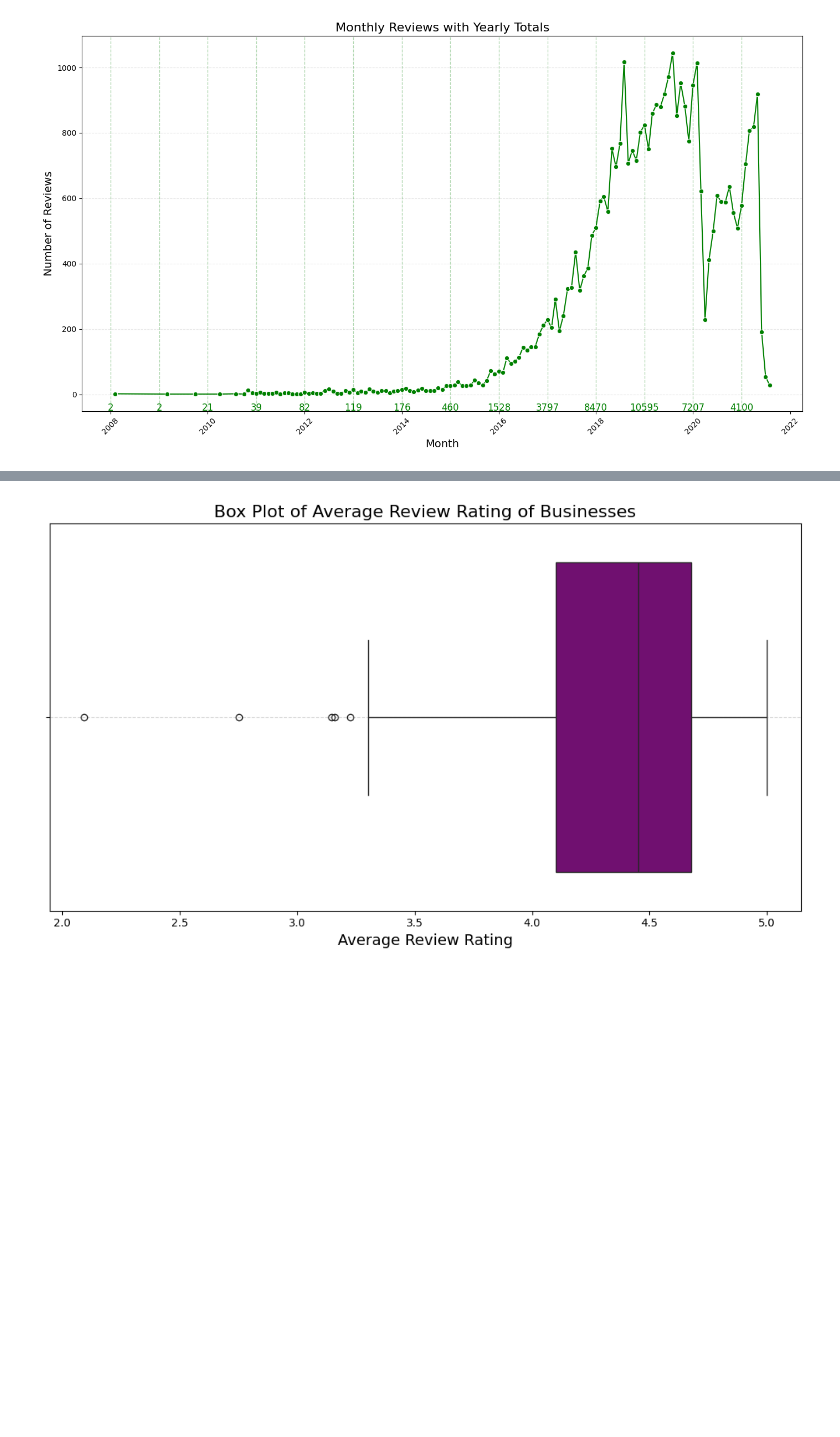
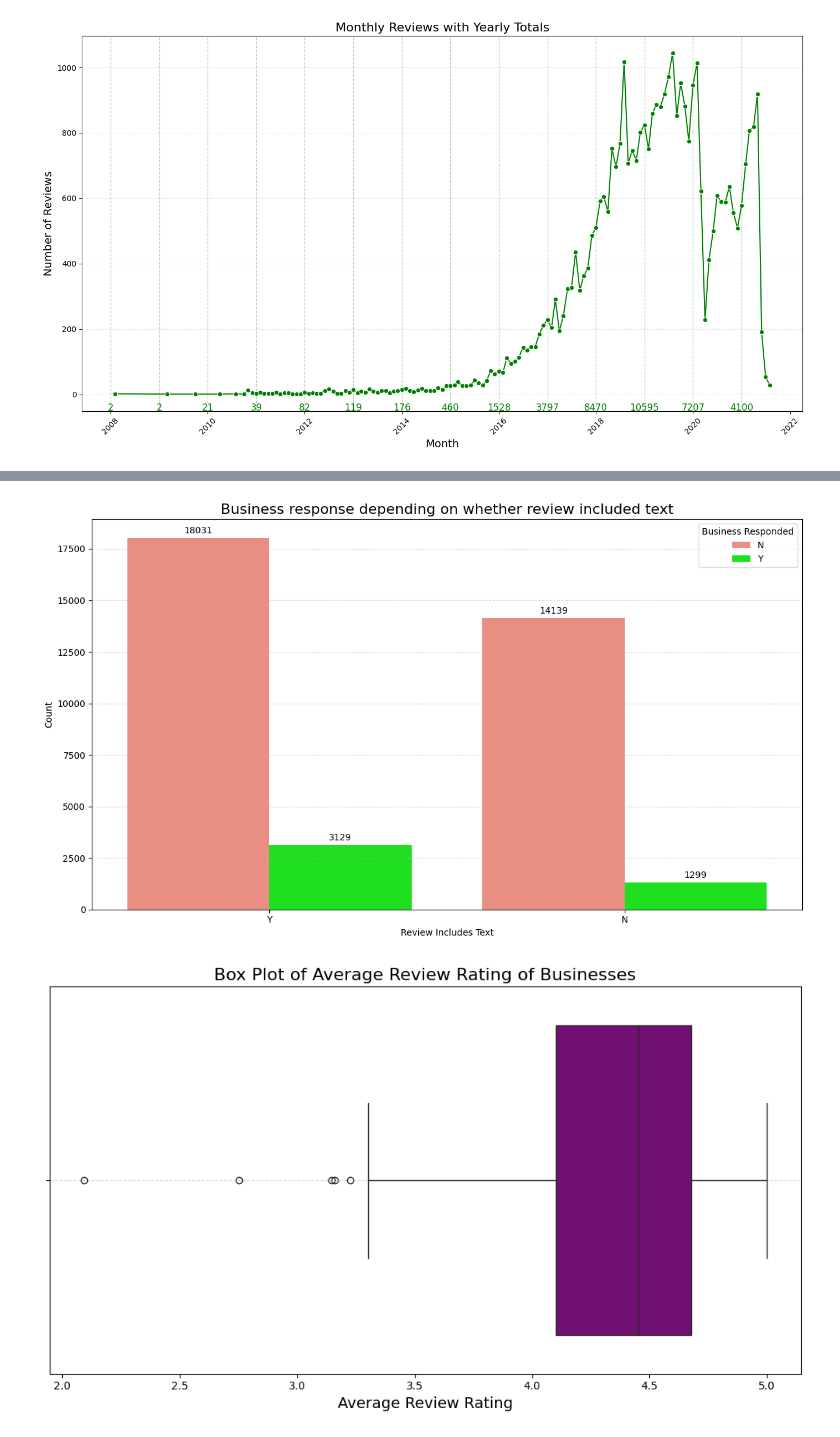
Before and after one commit to felix553/FIT5198-Assignment-1-, a Jupyter notebook: notebook_templates/task3_xxxxxxx.ipynb, the cells around one changed output, grey strips where cells are left out. Saved outputs shown, nothing was run; the diff lists cells and outputs as text; code cells hidden in the pictures; blank space fills up the shorter version.

```diff
--- a/notebook_templates/task3_xxxxxxx.ipynb
+++ b/notebook_templates/task3_xxxxxxx.ipynb
@@ -203,3 +209,26 @@ Passing `palette` without assigning `hue` is deprecated and will be removed in v
+# %%
+review_df['if_text'] = review_df['review_text'].apply(lambda x: 'Y' if x != 'none' else 'N')
+palette = {'Y': 'lime', 'N': 'salmon'}
+# Generate bar graph for count of reviews with review text
+plt.figure(figsize=(12, 7))
+ax = sns.countplot(data=review_df, x='if_text', hue='if_response', palette=palette)
+
+# Add labels on bars
+for container in ax.containers:
+    ax.bar_label(container, fmt='%d', label_type='edge', padding=3)
+
+
+# Customize the plot
+plt.title('Business response depending on whether review included text', fontsize=16)
+plt.xlabel('Review Includes Text')
+plt.ylabel('Count')
+plt.legend(title='Business Responded', loc='upper right')
+plt.grid(axis='y', linestyle='--', alpha=0.5)
+
+plt.tight_layout()
+plt.show()
+# %% [output]
+[figure, added]
 # %%
 aggregated_review_df = review_df.groupby('gmap_id').agg(
     review_count=('gmap_id', 'size'),
```
Also changed, not shown: parts of 32 cells of this notebook.
